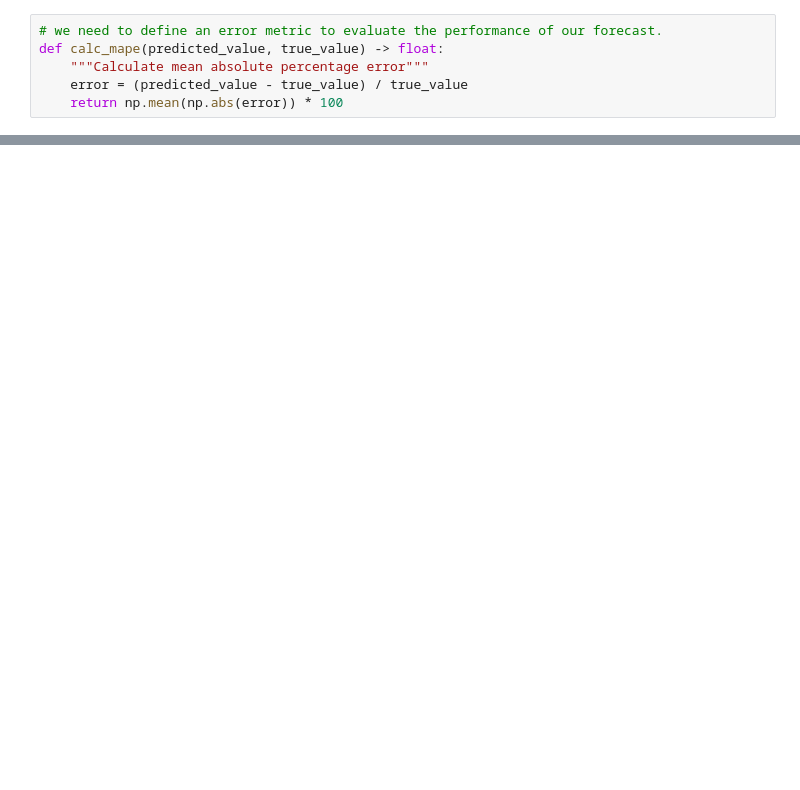
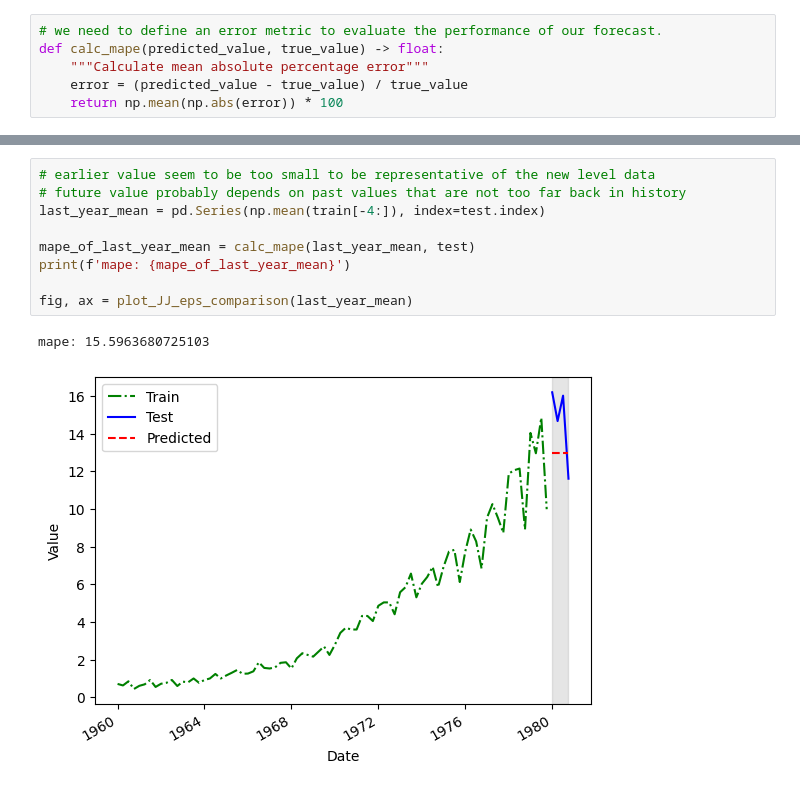
Before and after one commit to Xupeiyi/Time-Series-Forcasting-In-Python, a Jupyter notebook: ch2.ipynb, the cells around one changed output, grey strips where cells are left out. Cells and saved outputs as stored; diff of their text form; blank space fills up the shorter version.

```diff
--- a/ch2.ipynb
+++ b/ch2.ipynb
@@ -56,0 +53,12 @@ calc_mape(last_season, test['data'].values)
+# %%
+# earlier value seem to be too small to be representative of the new level data
+# future value probably depends on past values that are not too far back in history
+last_year_mean = pd.Series(np.mean(train[-4:]), index=test.index)
+
+mape_of_last_year_mean = calc_mape(last_year_mean, test)
+print(f'mape: {mape_of_last_year_mean}')
+
+fig, ax = plot_JJ_eps_comparison(last_year_mean)
+# %% [output]
+mape: 15.5963680725103
+[figure, added]
```
Also changed, not shown: parts of 11 cells of this notebook.
